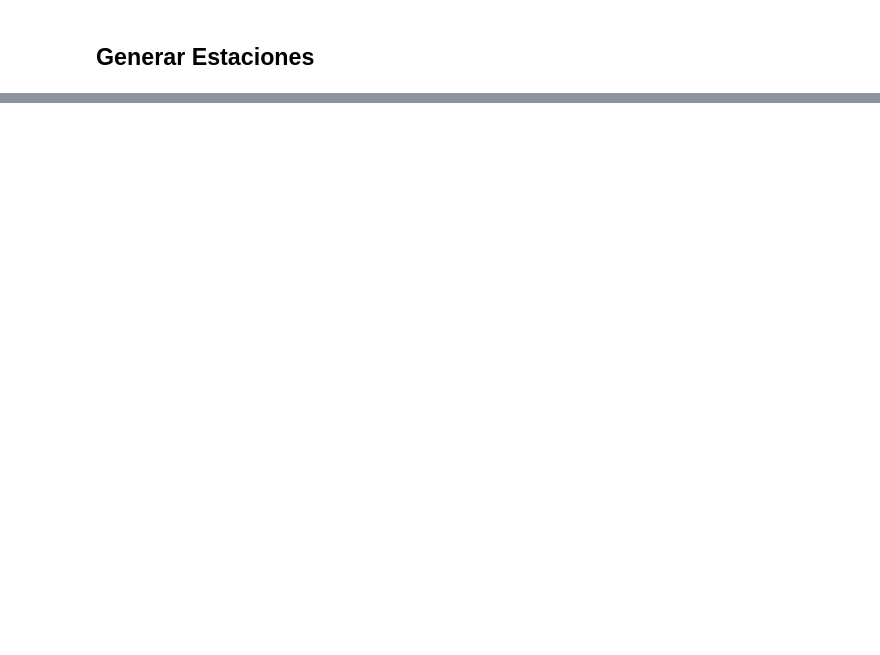
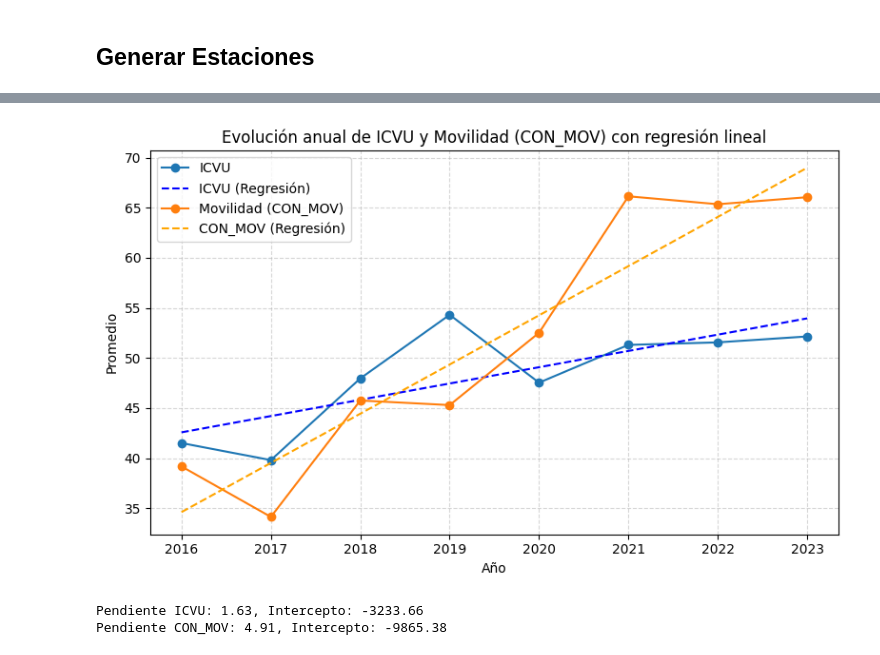
Before and after one commit to fchiapped/Proyecto-Geoespaciales, a Jupyter notebook: Subidas.ipynb, the cells around one changed output, grey strips where cells are left out. Cells and saved outputs as stored; diff of their text form; code cells hidden in the pictures; blank space fills up the shorter version.

```diff
--- a/Subidas.ipynb
+++ b/Subidas.ipynb
@@ -551,0 +1011,37 @@ Map(center=[-33.45, -70.65], controls=(WidgetControl(options=['position', 'trans
+# %%
+from sklearn.linear_model import LinearRegression
+import numpy as np
+
+# Suponiendo que tienes dos listas: promedio_icvu y promedio_conmov, y los años en la lista anios
+X = np.array(anios).reshape(-1, 1)
+y_icvu = np.array(promedio_icvu)
+y_conmov = np.array(promedio_conmov)
+
+# Regresión lineal para ICVU
+reg_icvu = LinearRegression().fit(X, y_icvu)
+icvu_pred = reg_icvu.predict(X)
+
+# Regresión lineal para CON_MOV
+reg_conmov = LinearRegression().fit(X, y_conmov)
+conmov_pred = reg_conmov.predict(X)
+
+# Mostrar coeficientes y graficar
+plt.figure(figsize=(8,5))
+plt.plot(anios, promedio_icvu, marker='o', label='ICVU')
+plt.plot(anios, icvu_pred, '--', label='ICVU (Regresión)', color='blue')
+plt.plot(anios, promedio_conmov, marker='o', label='Movilidad (CON_MOV)')
+plt.plot(anios, conmov_pred, '--', label='CON_MOV (Regresión)', color='orange')
+plt.title('Evolución anual de ICVU y Movilidad (CON_MOV) con regresión lineal')
+plt.xlabel('Año')
+plt.ylabel('Promedio')
+plt.grid(True, linestyle='--', alpha=0.5)
+plt.legend()
+plt.tight_layout()
+plt.show()
+
+print(f"Pendiente ICVU: {reg_icvu.coef_[0]:.2f}, Intercepto: {reg_icvu.intercept_:.2f}")
+print(f"Pendiente CON_MOV: {reg_conmov.coef_[0]:.2f}, Intercepto: {reg_conmov.intercept_:.2f}")
+# %% [output]
+[figure, added]
+Pendiente ICVU: 1.63, Intercepto: -3233.66
+Pendiente CON_MOV: 4.91, Intercepto: -9865.38
```
Also changed, not shown: parts of 31 cells of this notebook, 3 other files.
